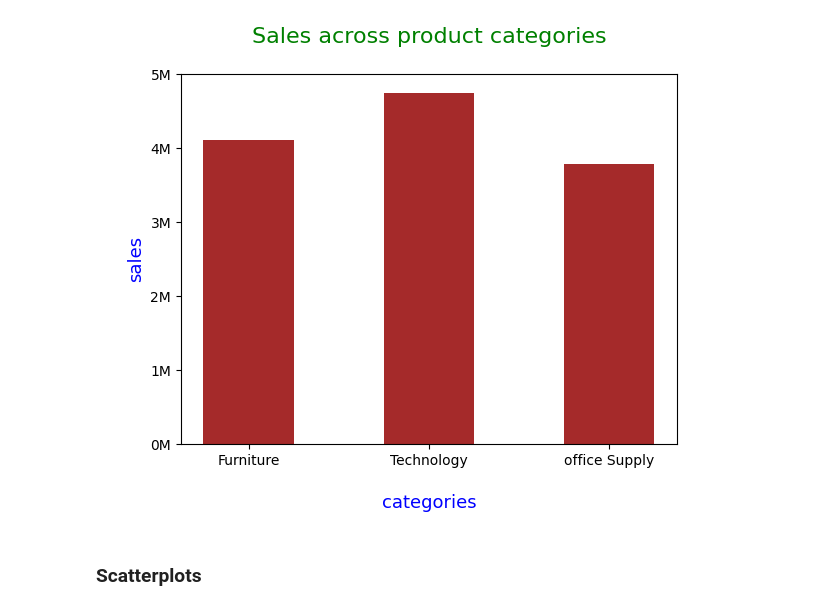
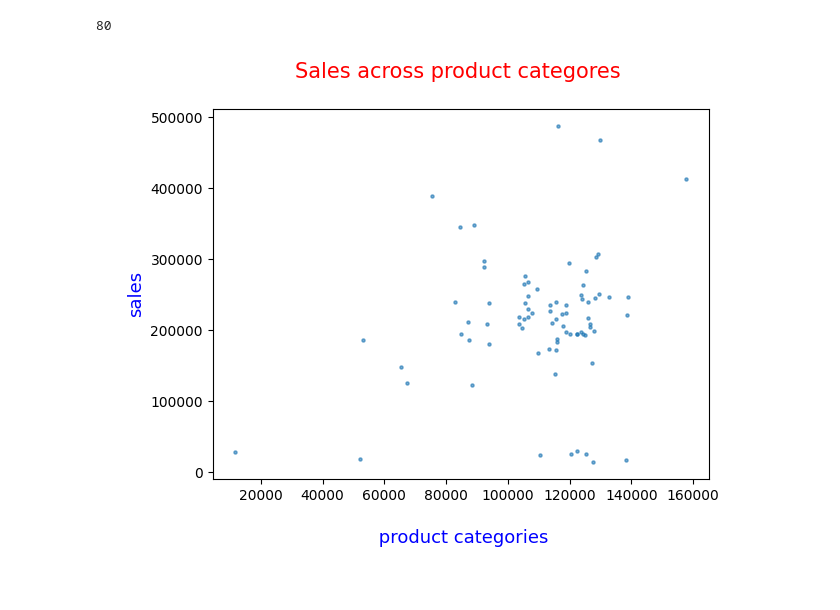
Before and after one commit to AswinAzikar/tutedude_assignments, a Jupyter notebook: m7L7.ipynb, the cells around one changed output. Cells and saved outputs as stored; diff of their text form; code cells hidden in the pictures.

```diff
--- a/m7L7.ipynb
+++ b/m7L7.ipynb
@@ -12,17 +71,17 @@ plt.bar(pd_category,sales)
+# %%
+
+len(product_category)
+# %% [output]
+80
 # %%
+plt.scatter(profit,sales,alpha=0.6,s=5)
+plt.title("Sales across product categores \n", fontdict = { 'fontsize':15, 'fontweight':5, 'color': 'red'})
 
-plt.bar(pd_category, sales, width=0.5, color='brown')
-plt.title("Sales across product categories\n", fontdict={'fontsize':16, 'fontweight':5, 'color':'green'})
-plt.xlabel("\ncategories", fontdict={'fontsize':13, 'fontweight':5, 'color':'blue'})
+plt.xlabel("\n product categories", fontdict={'fontsize':13, 'fontweight':5, 'color':'blue'})
 plt.ylabel("\nsales", fontdict={'fontsize':13, 'fontweight':5, 'color':'blue'})
 
-# Adding custom y-ticks
-ticks = np.arange(0, 6000000, 1000000)
-labels = ["{}M".format(i // 1000000) for i in ticks]
-plt.yticks(ticks, labels)
+
 
 plt.show()
 # %% [output]
-[figure, old version]
+[figure, new version]
-# %% [markdown]
-### Scatterplots
```
Also changed, not shown: parts of 7 cells of this notebook.
